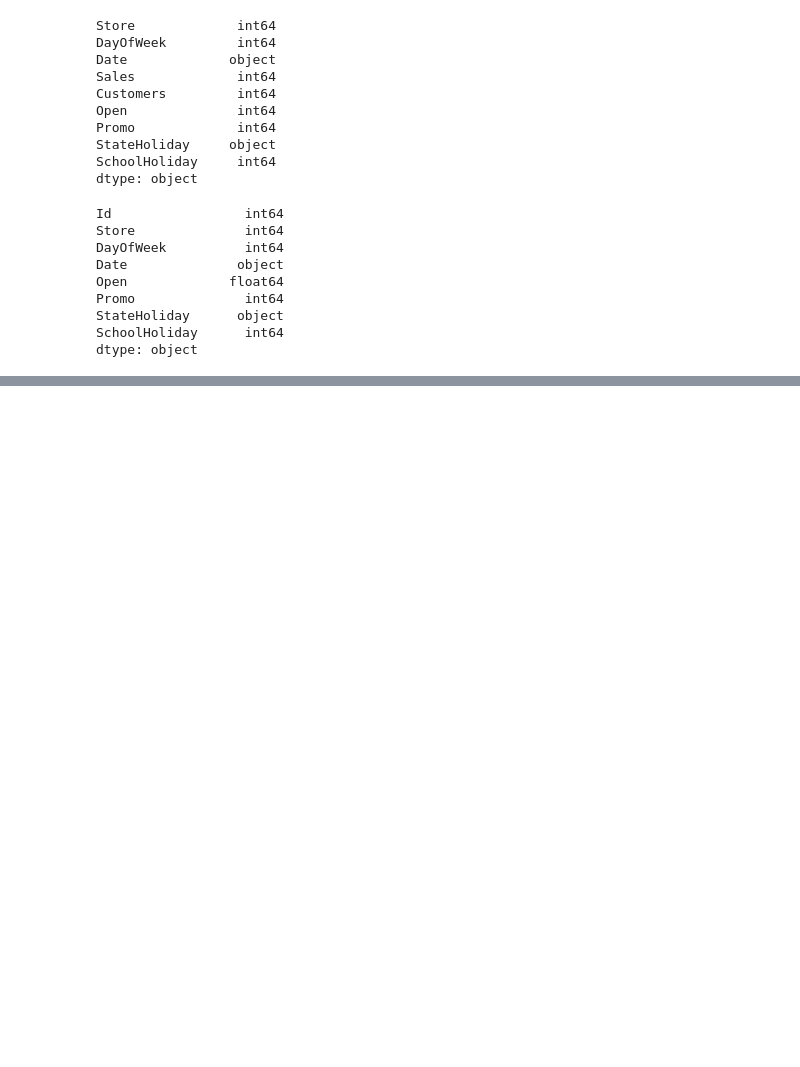
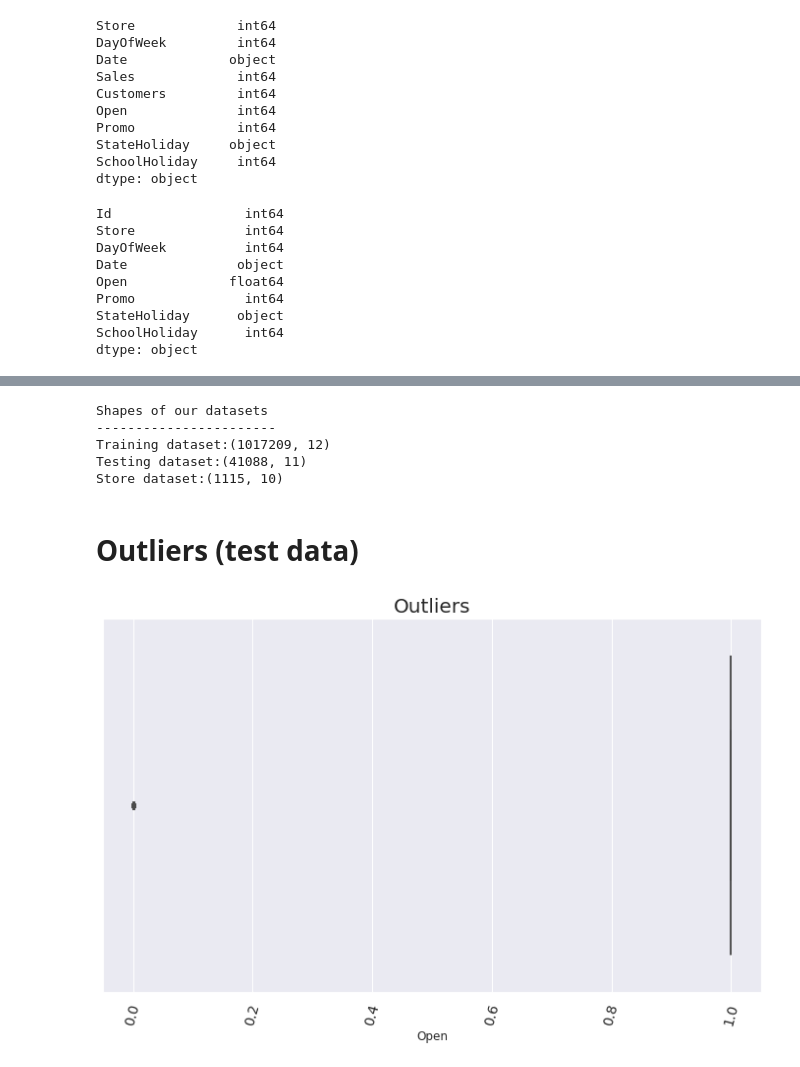
Before and after one commit to abel-blue/pharmaceutical-sales-prediction, a Jupyter notebook: notebooks/data_preProcessing.ipynb, the cells around one changed output, grey strips where cells are left out. Cells and saved outputs as stored; diff of their text form; code cells hidden in the pictures; blank space fills up the shorter version.

Commit message:
working with missing values and outliers

```diff
--- a/notebooks/data_preProcessing.ipynb
+++ b/notebooks/data_preProcessing.ipynb
@@ -138,6 +141,8 @@ preprocess_test.get_column_based_missing_percentage()
 | Promo | 0 | 0.0 % |
 | StateHoliday | 0 | 0.0 % |
 | SchoolHoliday | 0 | 0.0 % |
+# %%
+test_data['Open'].fillna(test_data['Open'].median(), inplace = True)
 # %%
 preprocess_train.get_column_based_missing_percentage()
 # %% [output]
@@ -204,3 +225,6 @@ Promo              int64
 StateHoliday      object
 SchoolHoliday      int64
 dtype: object
+# %%
+train_data.Date = pd.to_datetime(train_data["Date"])
+test_data.Date = pd.to_datetime(test_data["Date"])
@@ -206,0 +262,15 @@ dtype: object
+# %%
+#Knowing the shapes of our datasets
+print('Shapes of our datasets')
+print('-----------------------')
+print(f'Training dataset:{train_data.shape}')
+print(f'Testing dataset:{test_data.shape}')
+print(f'Store dataset:{store_data.shape}')
+# %% [output]
+Shapes of our datasets
+-----------------------
+Training dataset:(1017209, 12)
+Testing dataset:(41088, 11)
+Store dataset:(1115, 10)
+# %% [markdown]
+# Outliers (test data)
@@ -206,0 +279,4 @@ dtype: object
+# %%
+exploration.plot_box(test_data, 'Open', 'Outliers')
+# %% [output]
+[figure, added]
```
Also changed, not shown: parts of 35 cells of this notebook.
